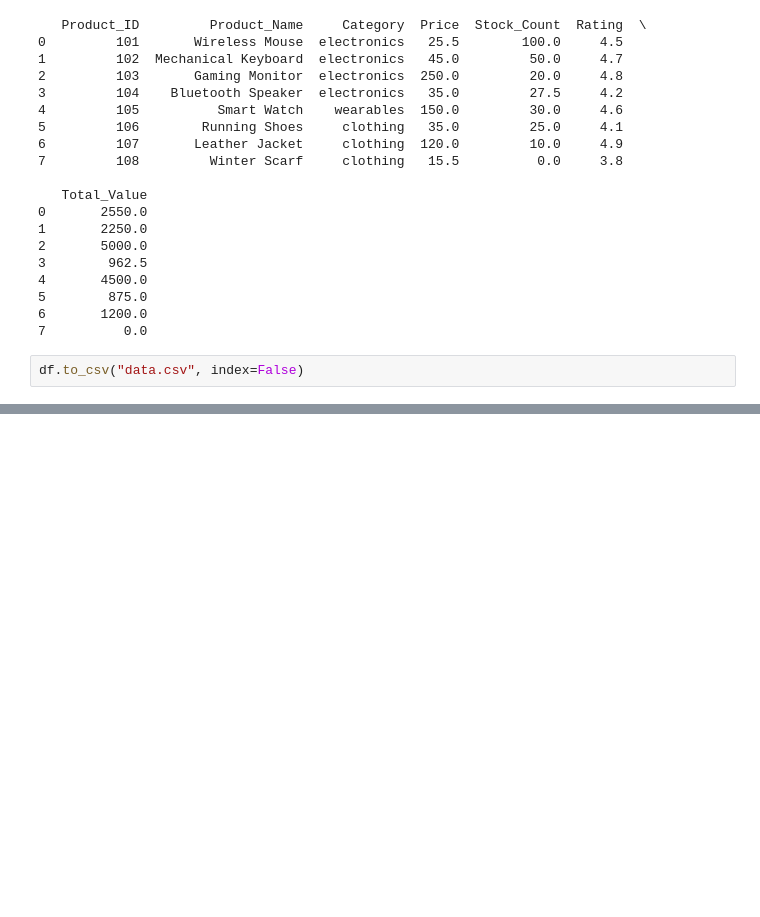
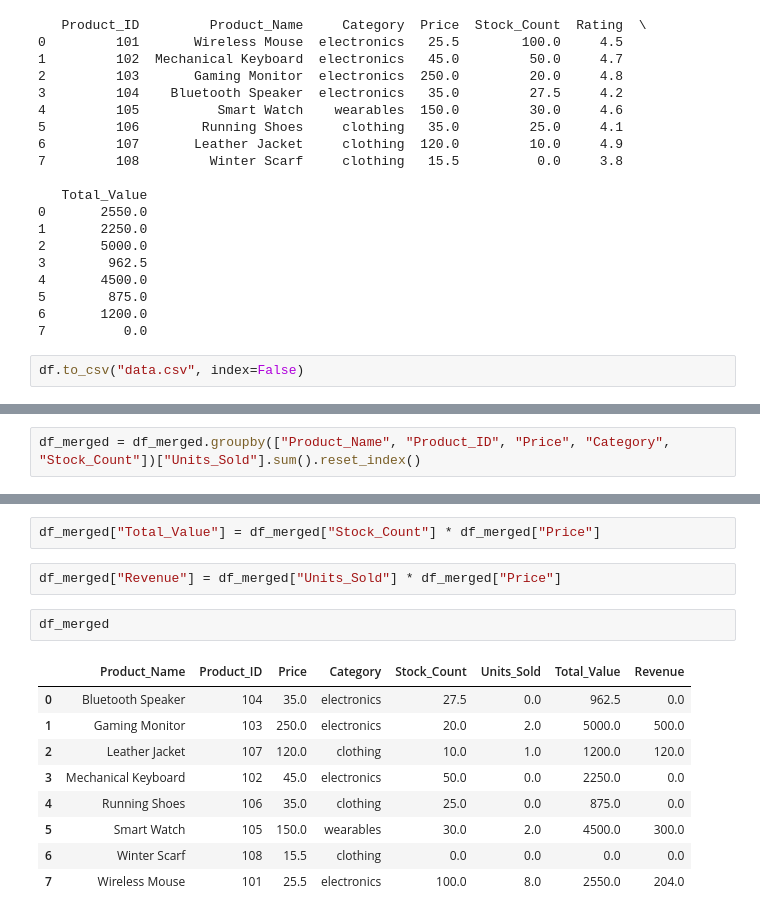
Before and after one commit to piyushraj-code/Learn-Data-Science, a Jupyter notebook: Dirty Data Challenge/data processing.ipynb, the cells around one changed output, grey strips where cells are left out. Drawn from its saved outputs; the diff is of its cells as text; blank space fills up the shorter version.

```diff
--- a/Dirty Data Challenge/data processing.ipynb
+++ b/Dirty Data Challenge/data processing.ipynb
@@ -331,0 +379,2 @@ df.to_csv("data.csv", index=False)
+# %%
+df_merged = df_merged.groupby(["Product_Name", "Product_ID", "Price", "Category", "Stock_Count"])["Units_Sold"].sum().reset_index()
@@ -331,0 +393,16 @@ df.to_csv("data.csv", index=False)
+# %%
+df_merged["Total_Value"] = df_merged["Stock_Count"] * df_merged["Price"]
+# %%
+df_merged["Revenue"] = df_merged["Units_Sold"] * df_merged["Price"]
+# %%
+df_merged
+# %% [output]
+|  | Product_Name | Product_ID | Price | Category | Stock_Count | Units_Sold | Total_Value | Revenue |
+| 0 | Bluetooth Speaker | 104 | 35.0 | electronics | 27.5 | 0.0 | 962.5 | 0.0 |
+| 1 | Gaming Monitor | 103 | 250.0 | electronics | 20.0 | 2.0 | 5000.0 | 500.0 |
+| 2 | Leather Jacket | 107 | 120.0 | clothing | 10.0 | 1.0 | 1200.0 | 120.0 |
+| 3 | Mechanical Keyboard | 102 | 45.0 | electronics | 50.0 | 0.0 | 2250.0 | 0.0 |
+| 4 | Running Shoes | 106 | 35.0 | clothing | 25.0 | 0.0 | 875.0 | 0.0 |
+| 5 | Smart Watch | 105 | 150.0 | wearables | 30.0 | 2.0 | 4500.0 | 300.0 |
+| 6 | Winter Scarf | 108 | 15.5 | clothing | 0.0 | 0.0 | 0.0 | 0.0 |
+| 7 | Wireless Mouse | 101 | 25.5 | electronics | 100.0 | 8.0 | 2550.0 | 204.0 |
```
Also changed, not shown: parts of 9 cells of this notebook.
